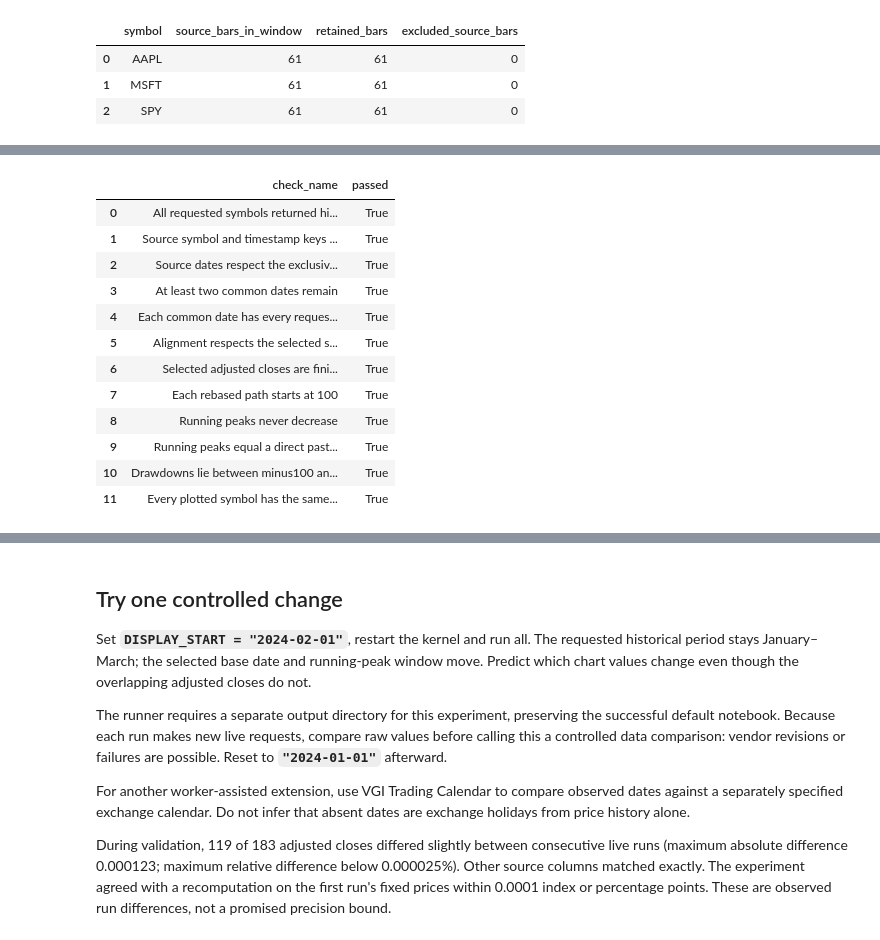
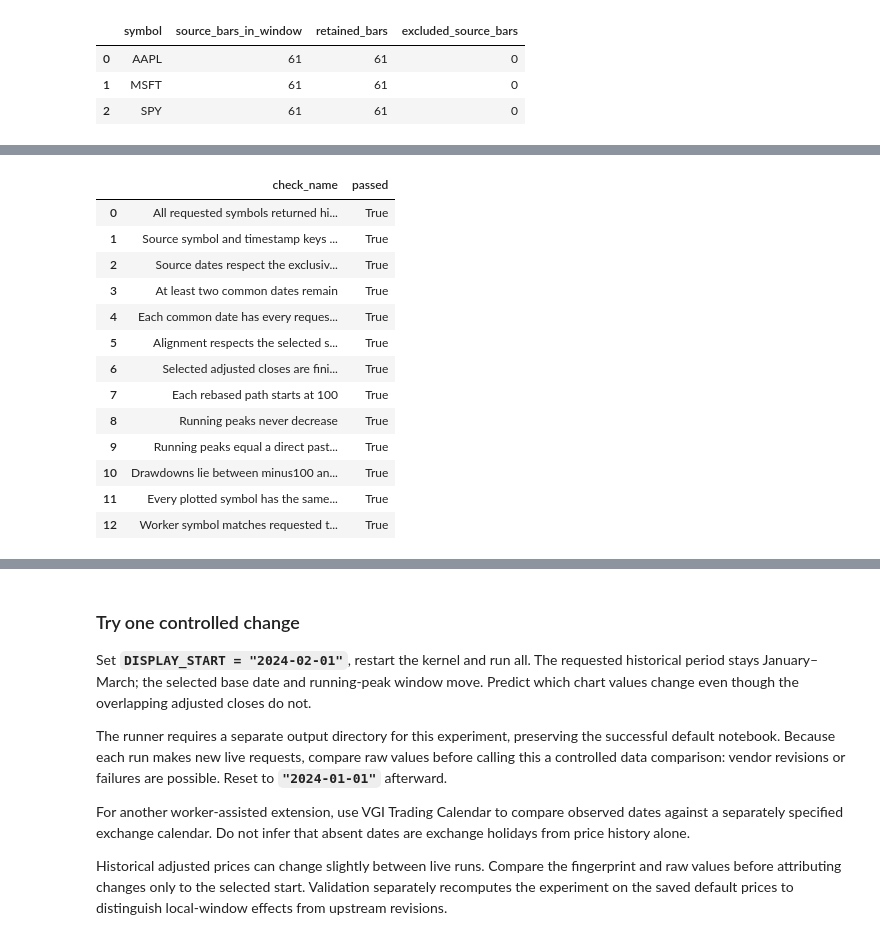
Before and after one commit to Query-farm/vgi-yfinance, a Jupyter notebook: notebooks/01_align_adjusted_price_paths.ipynb, the cells around one changed output, grey strips where cells are left out. Drawn from its saved outputs; the diff is of its cells as text; code cells hidden in the pictures.

```diff
--- a/notebooks/01_align_adjusted_price_paths.ipynb
+++ b/notebooks/01_align_adjusted_price_paths.ipynb
@@ -248,40 +196,23 @@ UNION ALL SELECT 'Every plotted symbol has the same observation count',min(n)=ma
 # %%
 display(checks)
-assert len(checks) == 12 and checks.passed.fillna(False).all(), checks
-prose(
-    f"**All {len(checks)} relationship checks passed.** {len(paths)} plotted observations across {paths.observation_date.nunique()} shared dates. Live retrieval began {retrieved_at}."
-)
-
-export = Path("validation/data")
+assert len(checks) == 13 and checks.passed.fillna(False).all()
+prose(f"**All {len(checks)} relationship checks passed.** {len(paths)} plotted observations across {paths.observation_date.nunique()} shared dates. Live retrieval began {retrieved_at}.")
+export = Path("artifacts/data")
 export.mkdir(parents=True, exist_ok=True)
-con.execute("SELECT * FROM history ORDER BY symbol,timestamp").fetchdf().to_csv(
-    export / "history.csv", index=False
-)
+con.execute("SELECT * FROM history ORDER BY symbol,timestamp").fetchdf().to_csv(export / "history.csv", index=False)
 paths.to_csv(export / "comparison.csv", index=False)
-_ = (export / "run.json").write_text(
-    json.dumps(
-        {
-            "retrieval_started_utc": retrieved_at,
-            "DISPLAY_START": DISPLAY_START,
-            "source_start": "2024-01-01",
-            "source_end_exclusive": "2024-04-01",
-            "worker_release": "v0.6.0",
-        },
-        indent=2,
-    )
-    + "\n"
-)
 # %% [output]
 |  | check_name | passed |
 | 0 | All requested symbols returned hi... | True |
 | 1 | Source symbol and timestamp keys ... | True |
 | 2 | Source dates respect the exclusiv... | True |
 | 3 | At least two common dates remain | True |
 | 4 | Each common date has every reques... | True |
 | 5 | Alignment respects the selected s... | True |
 | 6 | Selected adjusted closes are fini... | True |
 | 7 | Each rebased path starts at 100 | True |
 | 8 | Running peaks never decrease | True |
 | 9 | Running peaks equal a direct past... | True |
 | 10 | Drawdowns lie between minus100 an... | True |
 | 11 | Every plotted symbol has the same... | True |
+| 12 | Worker symbol matches requested t... | True |
@@ -289,5 +220,5 @@ _ = (export / "run.json").write_text(
 # %% [markdown]
-## Try one controlled change
+### Try one controlled change
 
 Set **`DISPLAY_START = "2024-02-01"`**, restart the kernel and run all. The requested historical period stays January–March; the selected base date and running-peak window move. Predict which chart values change even though the overlapping adjusted closes do not.
 
@@ -295,4 +226,4 @@ The runner requires a separate output directory for this experiment, preserving
 
 For another worker-assisted extension, use VGI Trading Calendar to compare observed dates against a separately specified exchange calendar. Do not infer that absent dates are exchange holidays from price history alone.
 
-During validation, 119 of 183 adjusted closes differed slightly between consecutive live runs (maximum absolute difference 0.000123; maximum relative difference below 0.000025%). Other source columns matched exactly. The experiment agreed with a recomputation on the first run's fixed prices within 0.0001 index or percentage points. These are observed run differences, not a promised precision bound.
+Historical adjusted prices can change slightly between live runs. Compare the fingerprint and raw values before attributing changes only to the selected start. Validation separately recomputes the experiment on the saved default prices to distinguish local-window effects from upstream revisions.
```
Also changed, not shown: parts of 26 cells of this notebook, 13 other files.
